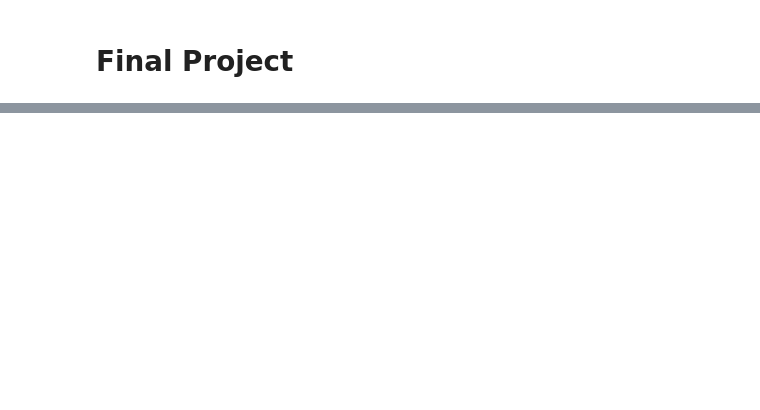
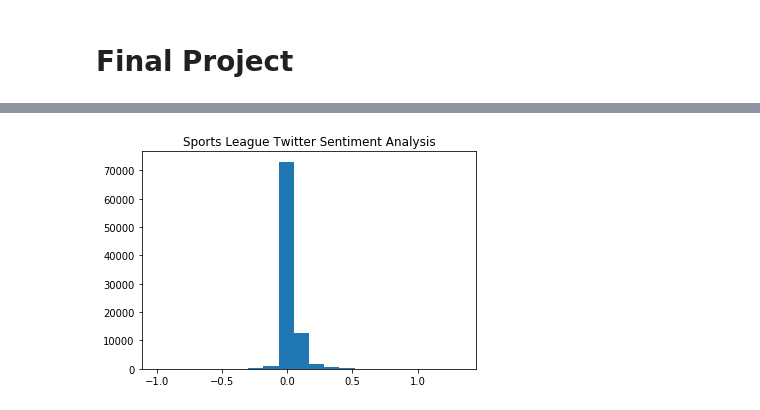
Before and after one commit to sejaldua/twitter-spheres, a Jupyter notebook: tweet_analysis.ipynb, the cells around one changed output, grey strips where cells are left out. Saved outputs shown, nothing was run; the diff lists cells and outputs as text; code cells hidden in the pictures; blank space fills up the shorter version.

```diff
--- a/tweet_analysis.ipynb
+++ b/tweet_analysis.ipynb
@@ -199,0 +147,6 @@ plt.show()
+# %%
+plt.hist(lg_affin, bins = 20)
+plt.title("Sports League Twitter Sentiment Analysis")
+plt.show()
+# %% [output]
+[figure, added]
```
Also changed, not shown: parts of 38 cells of this notebook.
